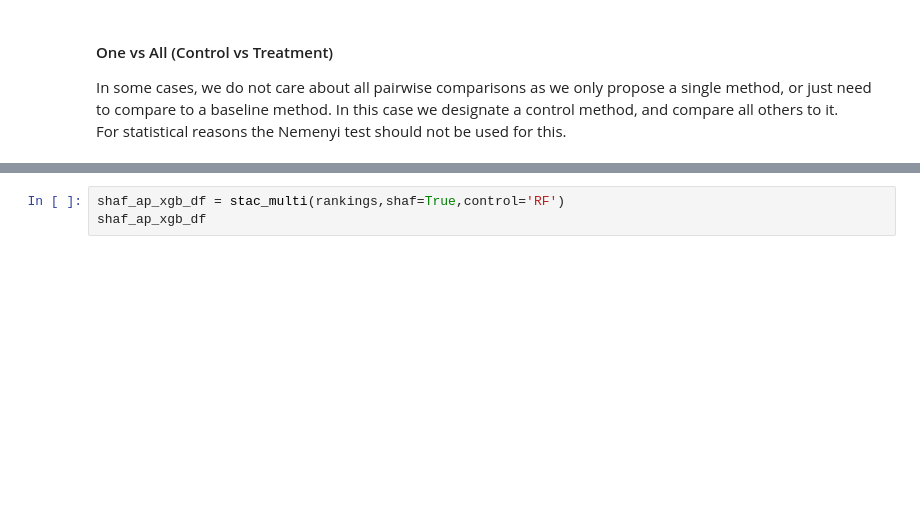
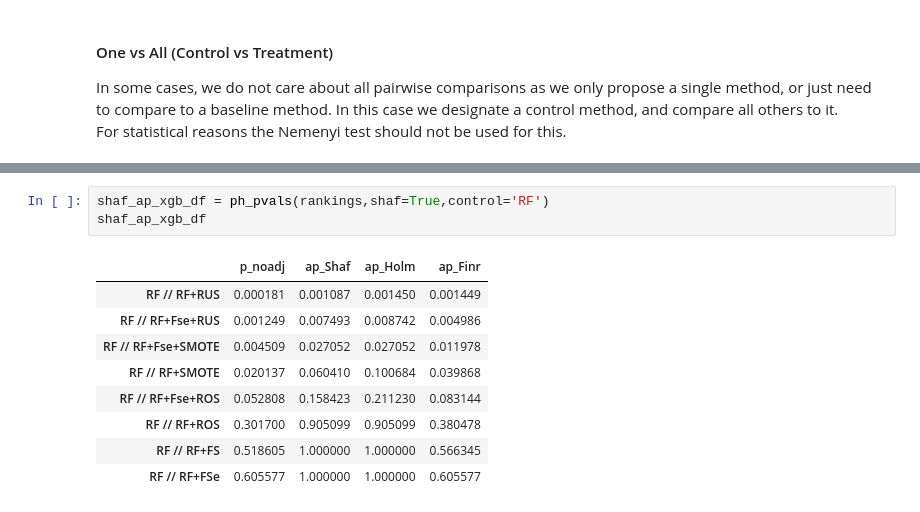
Before and after one commit to tomas-o-dev/P-Hacking, a Jupyter notebook: Demo/p_hakn_mult_db.ipynb, the cells around one changed output, grey strips where cells are left out. Drawn from its saved outputs; the diff is of its cells as text; blank space fills up the shorter version.

```diff
--- a/Demo/p_hakn_mult_db.ipynb
+++ b/Demo/p_hakn_mult_db.ipynb
@@ -69,3 +147,13 @@ xgb_ho_df
 # %%
-shaf_ap_xgb_df = stac_multi(rankings,shaf=True,control='RF')
+shaf_ap_xgb_df = ph_pvals(rankings,shaf=True,control='RF')
 shaf_ap_xgb_df
+# %% [output]
+|  | p_noadj | ap_Shaf | ap_Holm | ap_Finr |
+| RF // RF+RUS | 0.000181 | 0.001087 | 0.001450 | 0.001449 |
+| RF // RF+Fse+RUS | 0.001249 | 0.007493 | 0.008742 | 0.004986 |
+| RF // RF+Fse+SMOTE | 0.004509 | 0.027052 | 0.027052 | 0.011978 |
+| RF // RF+SMOTE | 0.020137 | 0.060410 | 0.100684 | 0.039868 |
+| RF // RF+Fse+ROS | 0.052808 | 0.158423 | 0.211230 | 0.083144 |
+| RF // RF+ROS | 0.301700 | 0.905099 | 0.905099 | 0.380478 |
+| RF // RF+FS | 0.518605 | 1.000000 | 1.000000 | 0.566345 |
+| RF // RF+FSe | 0.605577 | 1.000000 | 1.000000 | 0.605577 |
```
Also changed, not shown: parts of 7 cells of this notebook, 1 other file.
